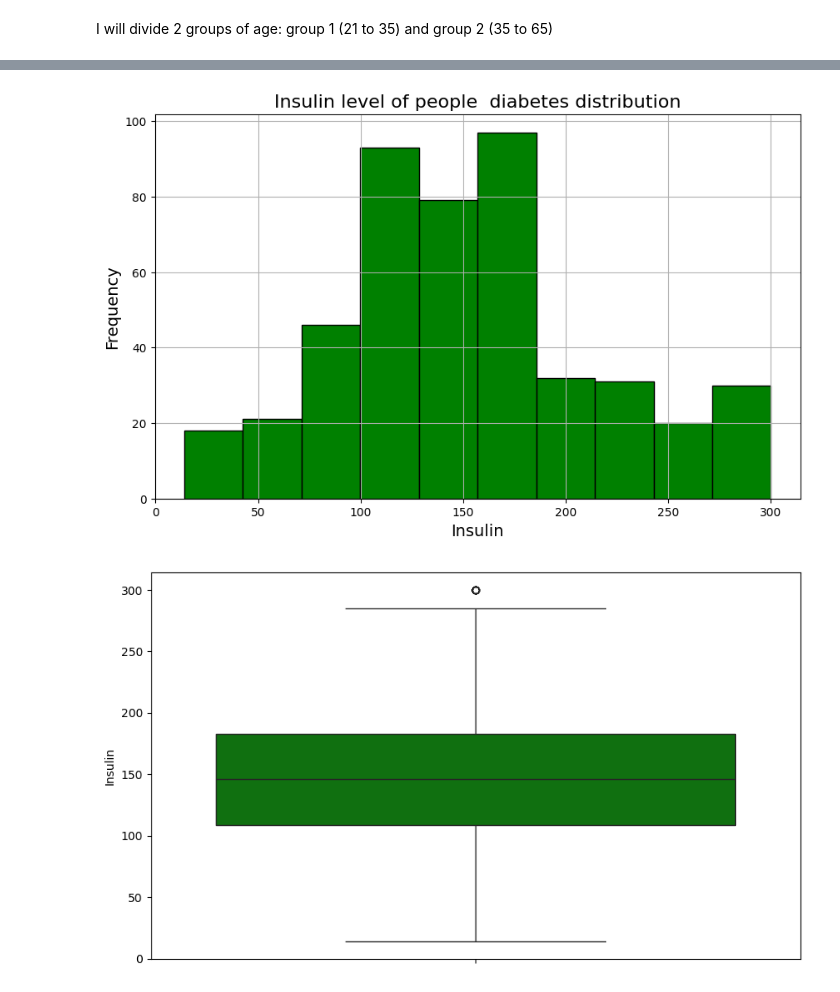
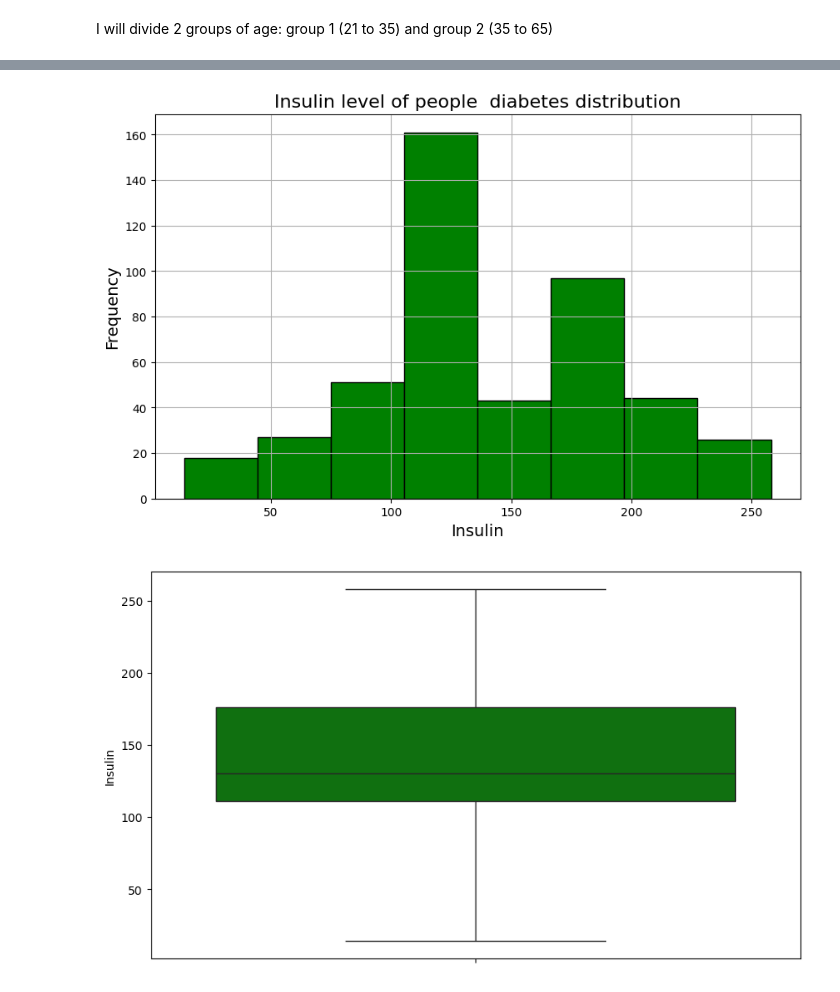
Before and after one commit to Drissdo185/Static-Method-Project, a Jupyter notebook: Rework.ipynb, the cells around one changed output, grey strips where cells are left out. Cells and saved outputs as stored; diff of their text form; code cells hidden in the pictures.

```diff
--- a/Rework.ipynb
+++ b/Rework.ipynb
@@ -577,33 +577,33 @@ array([[<Axes: title={'center': 'Insulin'}>]], dtype=object)
 # %%
 # With diabetes
 # Group 1: 21 to 35
-outliers_condition = (df_without_nana['Outcome'] == 1) & (df_without_nana['Age'] >= 21) & (df_without_nana['Age'] < 35) & (df_without_nana['Insulin'] > 300)
+outliers_condition = (df_without_nana['Outcome'] == 1) & (df_without_nana['Age'] >= 21) & (df_without_nana['Age'] < 35) & (df_without_nana['Insulin'] > 270)
 num_outliers = outliers_condition.sum()
-random_values = np.random.randint(95, 115, size=num_outliers)
+random_values = np.random.randint(105, 130, size=num_outliers)
 df_without_nana.loc[outliers_condition, 'Insulin'] = random_values
 
 # Group 2: 35 to 80
-outliers_condition = (df_without_nana['Outcome'] == 1) & (df_without_nana['Age'] >= 35) & (df_without_nana['Age'] <= 70) & (df_without_nana['Insulin'] > 300)
+outliers_condition = (df_without_nana['Outcome'] == 1) & (df_without_nana['Age'] >= 35) & (df_without_nana['Age'] <= 70) & (df_without_nana['Insulin'] > 270)
 num_outliers = outliers_condition.sum()
-random_values = np.random.randint(100, 120, size=num_outliers)
+random_values = np.random.randint(100, 123, size=num_outliers)
 df_without_nana.loc[outliers_condition, 'Insulin'] = random_values
 # %%
-# Visualize the distribution of insulin of people without diabetes
+# Visualize the distribution of insulin of people with diabetes
 plt.figure(figsize=(10,6))
 plt.xlabel('Insulin', fontsize=14)
 plt.ylabel('Frequency', fontsize=14)
 plt.title('Insulin level of people  diabetes distribution', fontsize=16)
 
 # Create histogram
-df_without_nana[df_without_nana['Outcome'] == 1]['Insulin'].hist(edgecolor='black',color='green', bins = 10)
+df_without_nana[df_without_nana['Outcome'] == 1]['Insulin'].hist(edgecolor='black',color='green', bins = 8)
 
 # Create boxplot
 plt.figure(figsize=(10, 6))
 sns.boxplot(y=df_without_nana[df_without_nana['Outcome'] == 1]['Insulin'], color='green')
 plt.show()
 # %% [output]
-[figure, old version]
+[figure, new version]
-[figure, old version]
+[figure, new version]
 # %%
 # qq plot for Insulin of people without diabetes
 import scipy.stats as stats
```
Also changed, not shown: parts of 39 cells of this notebook.
